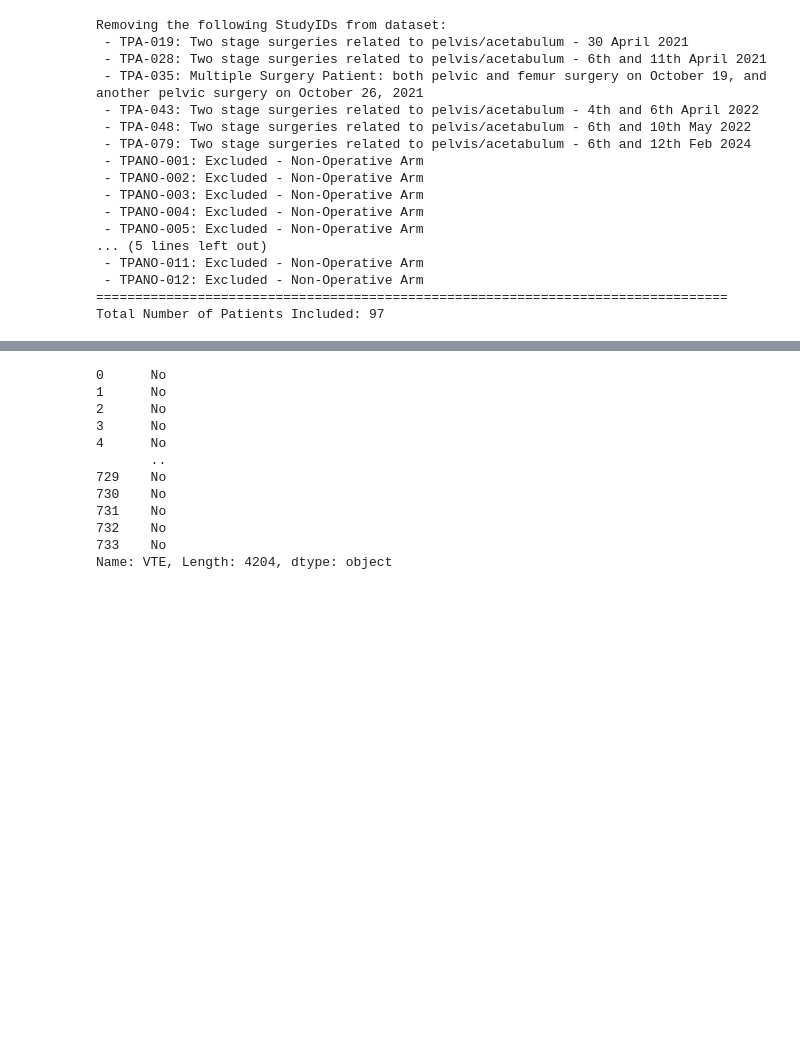
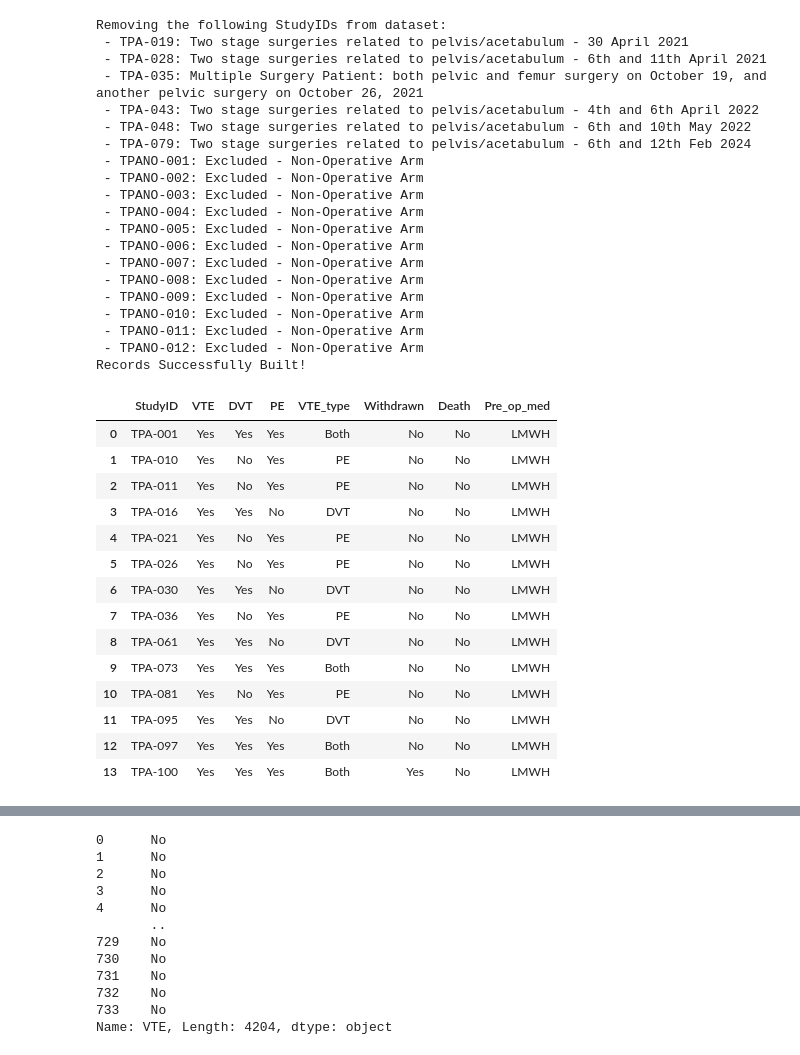
Before and after one commit to golpiraelmi/Classes, a Jupyter notebook: MyLittleProjcet_V2.ipynb, the cells around one changed output, grey strips where cells are left out. Cells and saved outputs as stored; diff of their text form; code cells hidden in the pictures; blank space fills up the shorter version.

```diff
--- a/MyLittleProjcet_V2.ipynb
+++ b/MyLittleProjcet_V2.ipynb
@@ -143,9 +108,11 @@ api_url = os.getenv("REDCAP_URL")
 api_key_pelvis = os.getenv("REDCAP_TEG_PELVIS_API_KEY")
 
 p4 = RedcapProcessor(api_url, api_key_pelvis)
-df_pelvis= p4.fetch_and_process()
+
+df_pelvis_original = p4.fetch_and_process()
 df_pelvis_demo=p4.get_all_demographics()
-all_blood_pelvis = p4.get_all_blood_draws()
+df_pelvis_lab = p4.get_all_labs()
+df_pelvis = p4.get_full_dataframe()
 # %% [output]
 Removing the following StudyIDs from dataset:
  - TPA-019: Two stage surgeries related to pelvis/acetabulum - 30 April 2021
@@ -159,8 +126,29 @@ Removing the following StudyIDs from dataset:
  - TPANO-003: Excluded - Non-Operative Arm
  - TPANO-004: Excluded - Non-Operative Arm
  - TPANO-005: Excluded - Non-Operative Arm
-... (5 lines left out)
+ - TPANO-006: Excluded - Non-Operative Arm
+ - TPANO-007: Excluded - Non-Operative Arm
+ - TPANO-008: Excluded - Non-Operative Arm
+ - TPANO-009: Excluded - Non-Operative Arm
+ - TPANO-010: Excluded - Non-Operative Arm
  - TPANO-011: Excluded - Non-Operative Arm
  - TPANO-012: Excluded - Non-Operative Arm
-=================================================================================
-Total Number of Patients Included: 97
+Records Successfully Built!
+# %%
+df_pelvis_demo[df_pelvis_demo['VTE']=="Yes"][['StudyID','VTE','DVT','PE','VTE_type','Withdrawn','Death','Pre_op_med']].reset_index(drop=True)
+# %% [output]
+|  | StudyID | VTE | DVT | PE | VTE_type | Withdrawn | Death | Pre_op_med |
+| 0 | TPA-001 | Yes | Yes | Yes | Both | No | No | LMWH |
+| 1 | TPA-010 | Yes | No | Yes | PE | No | No | LMWH |
+| 2 | TPA-011 | Yes | No | Yes | PE | No | No | LMWH |
+| 3 | TPA-016 | Yes | Yes | No | DVT | No | No | LMWH |
+| 4 | TPA-021 | Yes | No | Yes | PE | No | No | LMWH |
+| 5 | TPA-026 | Yes | No | Yes | PE | No | No | LMWH |
+| 6 | TPA-030 | Yes | Yes | No | DVT | No | No | LMWH |
+| 7 | TPA-036 | Yes | No | Yes | PE | No | No | LMWH |
+| 8 | TPA-061 | Yes | Yes | No | DVT | No | No | LMWH |
+| 9 | TPA-073 | Yes | Yes | Yes | Both | No | No | LMWH |
+| 10 | TPA-081 | Yes | No | Yes | PE | No | No | LMWH |
+| 11 | TPA-095 | Yes | Yes | No | DVT | No | No | LMWH |
+| 12 | TPA-097 | Yes | Yes | Yes | Both | No | No | LMWH |
+| 13 | TPA-100 | Yes | Yes | Yes | Both | Yes | No | LMWH |
```
Also changed, not shown: parts of 13 cells of this notebook, 1 other file.
